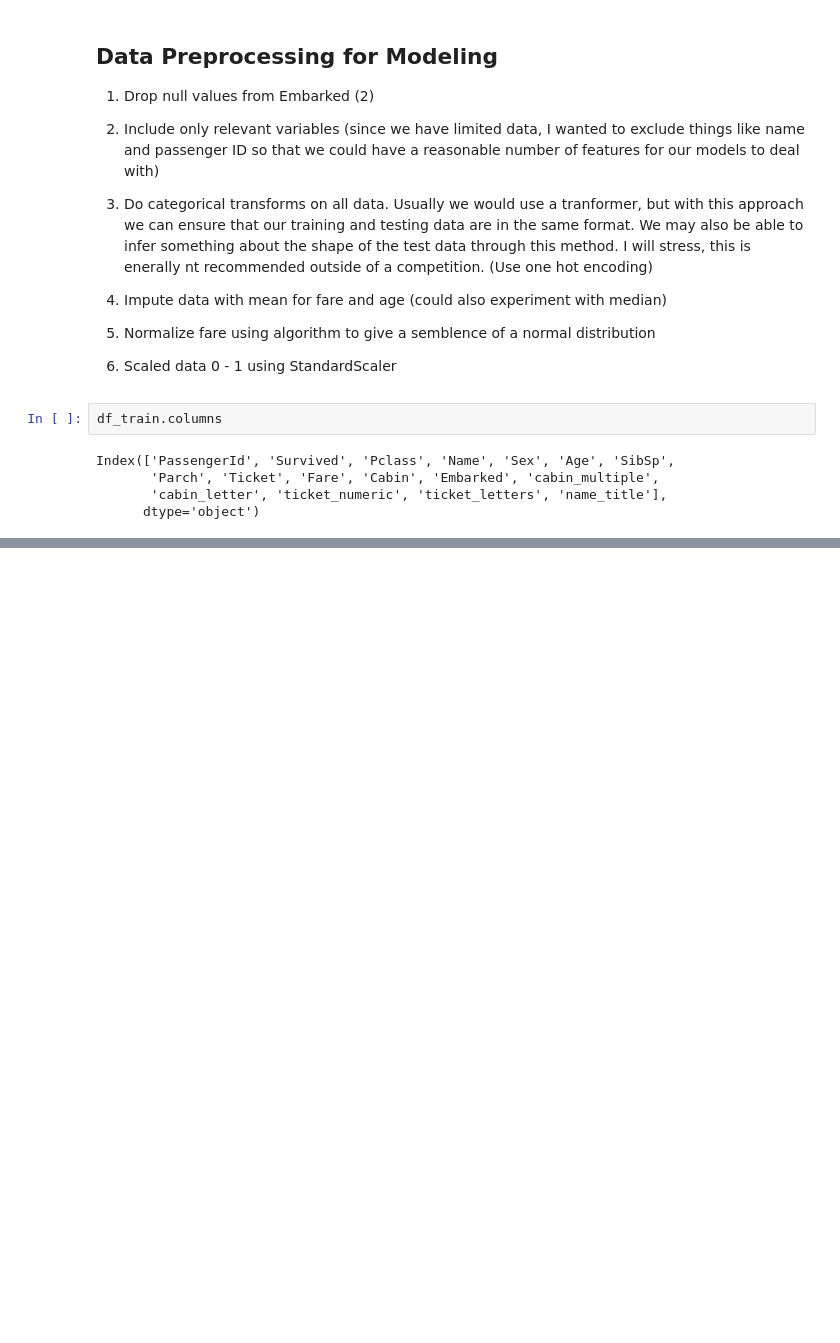
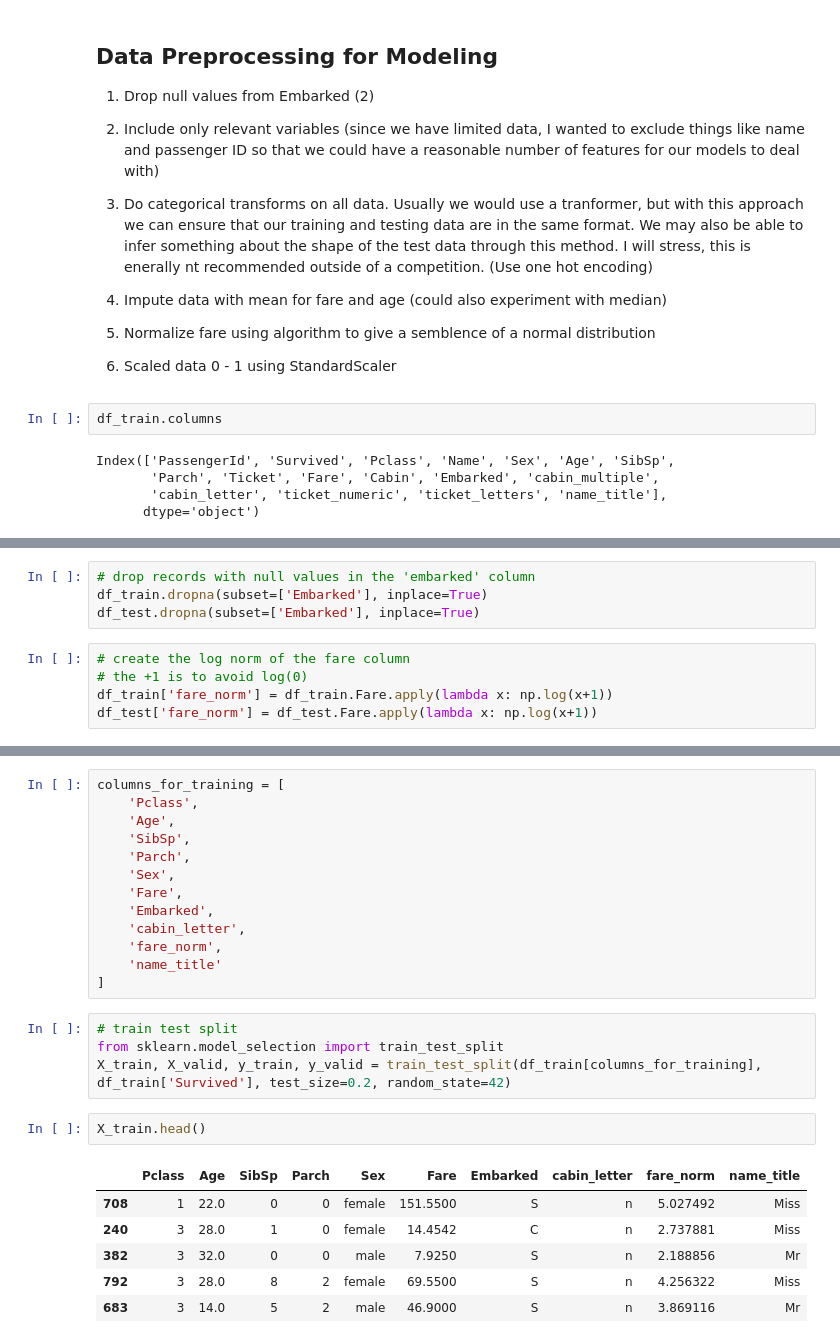
Before and after one commit to semacki2/20220809_titanitc_ken_jee_walkthrough, a Jupyter notebook: analysis.ipynb, the cells around one changed output, grey strips where cells are left out. Saved outputs shown, nothing was run; the diff lists cells and outputs as text; blank space fills up the shorter version.

```diff
--- a/analysis.ipynb
+++ b/analysis.ipynb
@@ -372,0 +402,9 @@ Index(['PassengerId', 'Survived', 'Pclass', 'Name', 'Sex', 'Age', 'SibSp',
+# %%
+# drop records with null values in the 'embarked' column
+df_train.dropna(subset=['Embarked'], inplace=True)
+df_test.dropna(subset=['Embarked'], inplace=True)
+# %%
+# create the log norm of the fare column
+# the +1 is to avoid log(0)
+df_train['fare_norm'] = df_train.Fare.apply(lambda x: np.log(x+1))
+df_test['fare_norm'] = df_test.Fare.apply(lambda x: np.log(x+1))
@@ -372,0 +437,26 @@ Index(['PassengerId', 'Survived', 'Pclass', 'Name', 'Sex', 'Age', 'SibSp',
+# %%
+columns_for_training = [
+    'Pclass',
+    'Age',
+    'SibSp',
+    'Parch',
+    'Sex',
+    'Fare',
+    'Embarked',
+    'cabin_letter',
+    'fare_norm',
+    'name_title'
+]
+# %%
+# train test split
+from sklearn.model_selection import train_test_split
+X_train, X_valid, y_train, y_valid = train_test_split(df_train[columns_for_training], df_train['Survived'], test_size=0.2, random_state=42)
+# %%
+X_train.head()
+# %% [output]
+|  | Pclass | Age | SibSp | Parch | Sex | Fare | Embarked | cabin_letter | fare_norm | name_title |
+| 708 | 1 | 22.0 | 0 | 0 | female | 151.5500 | S | n | 5.027492 | Miss |
+| 240 | 3 | 28.0 | 1 | 0 | female | 14.4542 | C | n | 2.737881 | Miss |
+| 382 | 3 | 32.0 | 0 | 0 | male | 7.9250 | S | n | 2.188856 | Mr |
+| 792 | 3 | 28.0 | 8 | 2 | female | 69.5500 | S | n | 4.256322 | Miss |
+| 683 | 3 | 14.0 | 5 | 2 | male | 46.9000 | S | n | 3.869116 | Mr |
```
Also changed, not shown: parts of 55 cells of this notebook.
